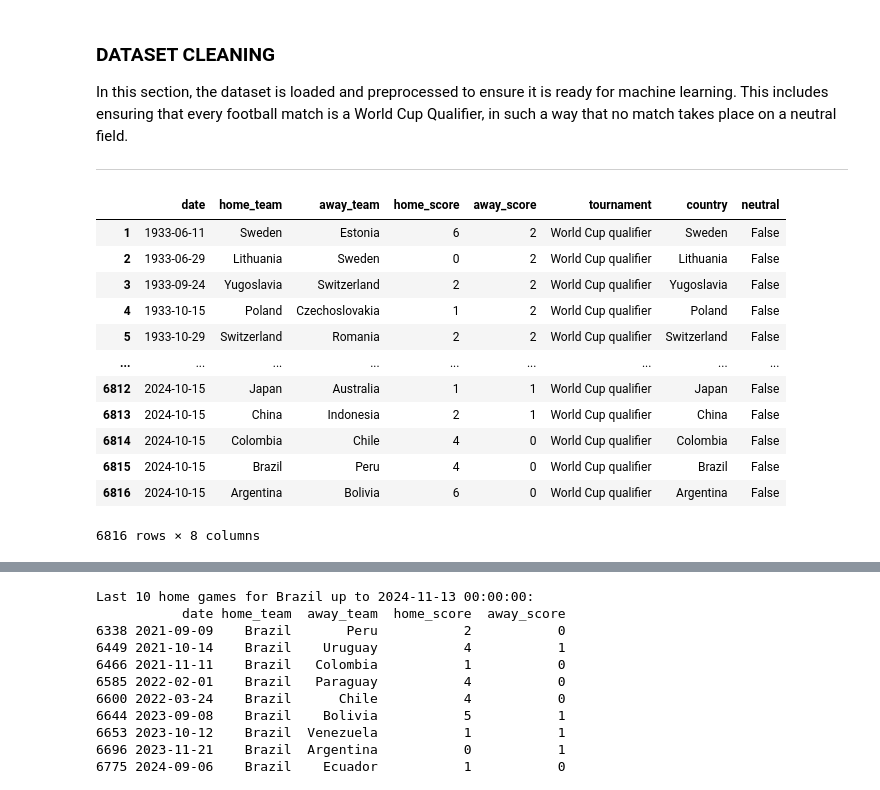
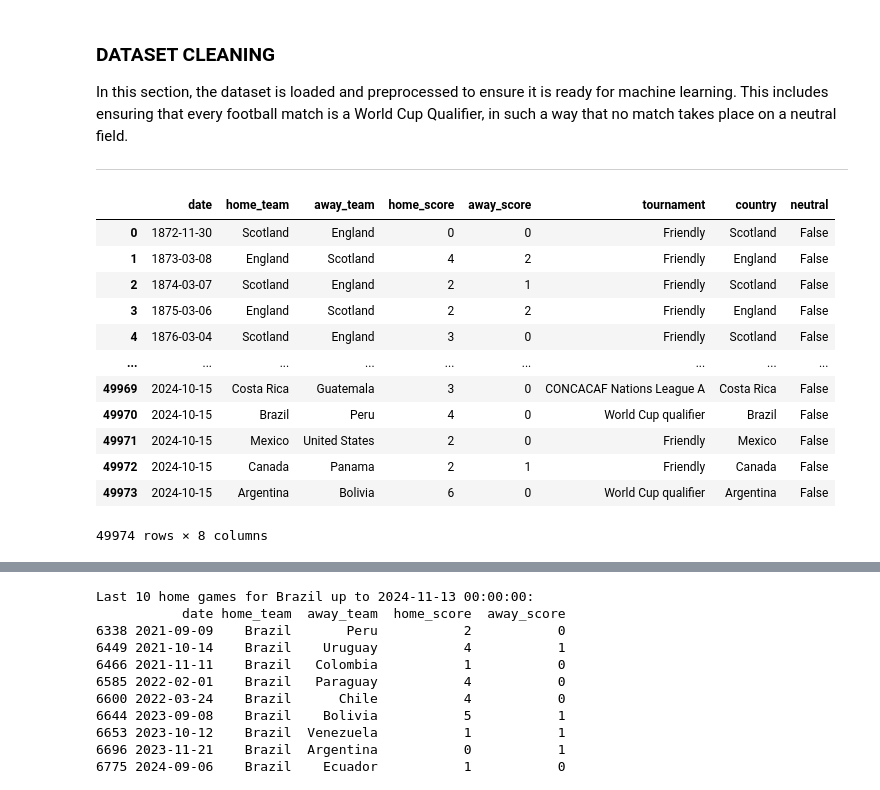
Before and after one commit to MaarceloLuiz/football-score-prediction-ml, a Jupyter notebook: CA2_score_prediction.ipynb, the cells around one changed output, grey strips where cells are left out. Cells and saved outputs as stored; diff of their text form; code cells hidden in the pictures.

```diff
--- a/CA2_score_prediction.ipynb
+++ b/CA2_score_prediction.ipynb
@@ -9,31 +9,19 @@ In this section, the dataset is loaded and preprocessed to ensure it is ready fo
 # %%
 import pandas as pd
 
 df = pd.read_csv('all_matches.csv')
-
-#selecting only World Cup Qualifier Tournament
-world_cup_qualifiers = df[df['tournament'].str.contains("World Cup Qualifier", case=False, na=False)]
-#dropping every column that represent Neutral field as True
-world_cup_qualifiers = world_cup_qualifiers[world_cup_qualifiers['neutral'] == False]
-
-#reseting the index
-world_cup_qualifiers.reset_index(drop=True, inplace=True)
-world_cup_qualifiers.index += 1
-
-world_cup_qualifiers['date'] = pd.to_datetime(world_cup_qualifiers['date'], errors='coerce')
-
-world_cup_qualifiers
+df
 # %% [output]
 |  | date | home_team | away_team | home_score | away_score | tournament | country | neutral |
-| 1 | 1933-06-11 | Sweden | Estonia | 6 | 2 | World Cup qualifier | Sweden | False |
-| 2 | 1933-06-29 | Lithuania | Sweden | 0 | 2 | World Cup qualifier | Lithuania | False |
-| 3 | 1933-09-24 | Yugoslavia | Switzerland | 2 | 2 | World Cup qualifier | Yugoslavia | False |
-| 4 | 1933-10-15 | Poland | Czechoslovakia | 1 | 2 | World Cup qualifier | Poland | False |
-| 5 | 1933-10-29 | Switzerland | Romania | 2 | 2 | World Cup qualifier | Switzerland | False |
+| 0 | 1872-11-30 | Scotland | England | 0 | 0 | Friendly | Scotland | False |
+| 1 | 1873-03-08 | England | Scotland | 4 | 2 | Friendly | England | False |
+| 2 | 1874-03-07 | Scotland | England | 2 | 1 | Friendly | Scotland | False |
+| 3 | 1875-03-06 | England | Scotland | 2 | 2 | Friendly | England | False |
+| 4 | 1876-03-04 | Scotland | England | 3 | 0 | Friendly | Scotland | False |
 | ... | ... | ... | ... | ... | ... | ... | ... | ... |
-| 6812 | 2024-10-15 | Japan | Australia | 1 | 1 | World Cup qualifier | Japan | False |
-| 6813 | 2024-10-15 | China | Indonesia | 2 | 1 | World Cup qualifier | China | False |
-| 6814 | 2024-10-15 | Colombia | Chile | 4 | 0 | World Cup qualifier | Colombia | False |
-| 6815 | 2024-10-15 | Brazil | Peru | 4 | 0 | World Cup qualifier | Brazil | False |
-| 6816 | 2024-10-15 | Argentina | Bolivia | 6 | 0 | World Cup qualifier | Argentina | False |
+| 49969 | 2024-10-15 | Costa Rica | Guatemala | 3 | 0 | CONCACAF Nations League A | Costa Rica | False |
+| 49970 | 2024-10-15 | Brazil | Peru | 4 | 0 | World Cup qualifier | Brazil | False |
+| 49971 | 2024-10-15 | Mexico | United States | 2 | 0 | Friendly | Mexico | False |
+| 49972 | 2024-10-15 | Canada | Panama | 2 | 1 | Friendly | Canada | False |
+| 49973 | 2024-10-15 | Argentina | Bolivia | 6 | 0 | World Cup qualifier | Argentina | False |
-6816 rows × 8 columns
+49974 rows × 8 columns
```
Also changed, not shown: parts of 11 cells of this notebook.
